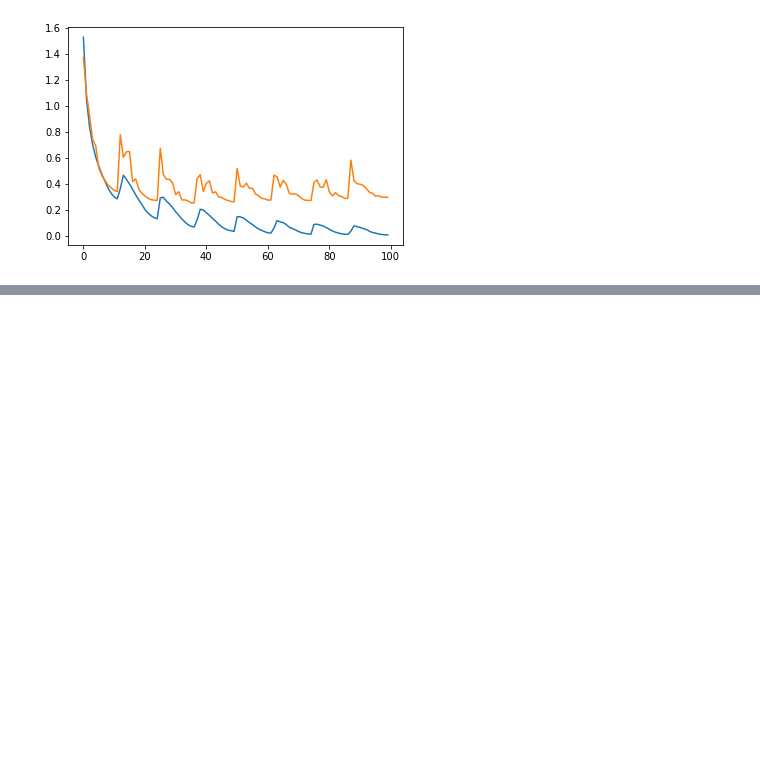
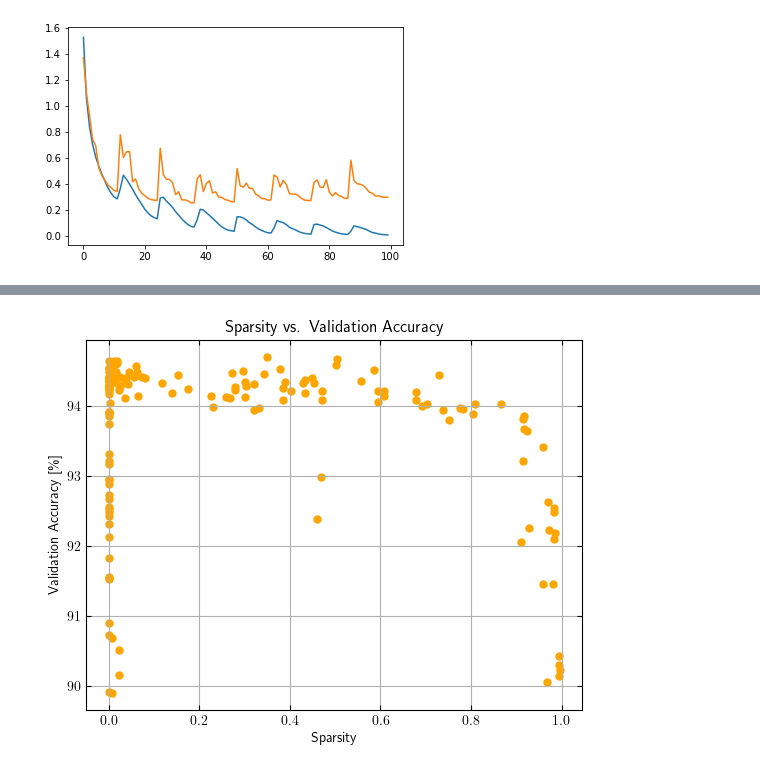
Before and after one commit to Nadav-out/PAdam, a Jupyter notebook: notebooks/CIFAR10-new.ipynb, the cells around one changed output, grey strips where cells are left out. Saved outputs shown, nothing was run; the diff lists cells and outputs as text; code cells hidden in the pictures; blank space fills up the shorter version.

```diff
--- a/notebooks/CIFAR10-new.ipynb
+++ b/notebooks/CIFAR10-new.ipynb
@@ -579,0 +580,36 @@ plot_xy(df_100, 'epoch', 'validation/accuracy')
+# %%
+# activate latex text rendering
+plt.rc('text', usetex=True)
+# Create a color map for different runs
+colors = plt.cm.tab10.colors
+
+# Iterate over each run_id
+for i, (run_id, group) in enumerate(grouped_df):
+    # Find the index with the maximum validation/best_accuracy
+    ind = np.argmax(group['validation/best_accuracy'])
+
+    # Get the corresponding sparsity and validation/best_accuracy values at that index
+    sparsity = group['sparsity'].values[ind]
+    accuracy = group['validation/best_accuracy'].values[ind]
+
+    # Plot the data with different colors for each run
+    plt.scatter(sparsity, accuracy, label=f'Run {run_id}', color='orange', marker='.', s=100)
+
+# Set the x and y labels
+plt.xlabel('Sparsity')
+plt.ylabel('Validation Accuracy [\%]')
+
+# Add a title
+plt.title('Sparsity vs. Validation Accuracy')
+
+# Add a grid
+plt.grid(True)
+
+# Show ticks on both sides of both axes, directed inward
+plt.tick_params(axis='both', direction='in', top=True, right=True)
+
+
+# Show the plot
+plt.show()
+# %% [output]
+[figure, added]
```
Also changed, not shown: parts of 2 cells of this notebook, 2 other files.
